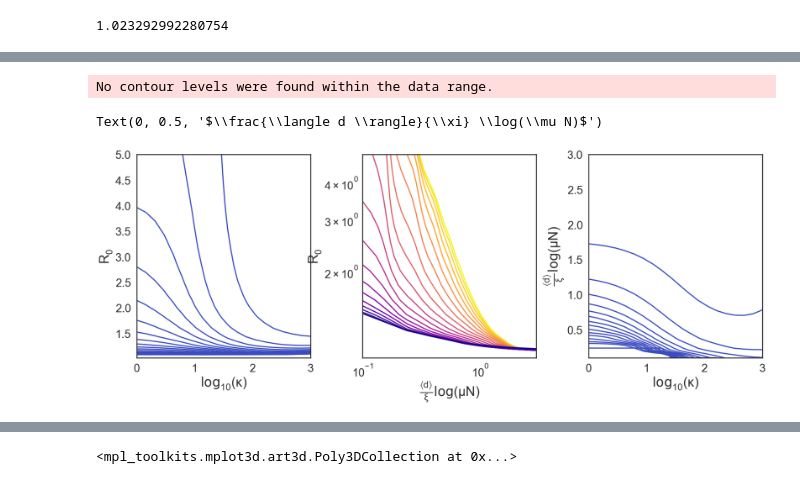
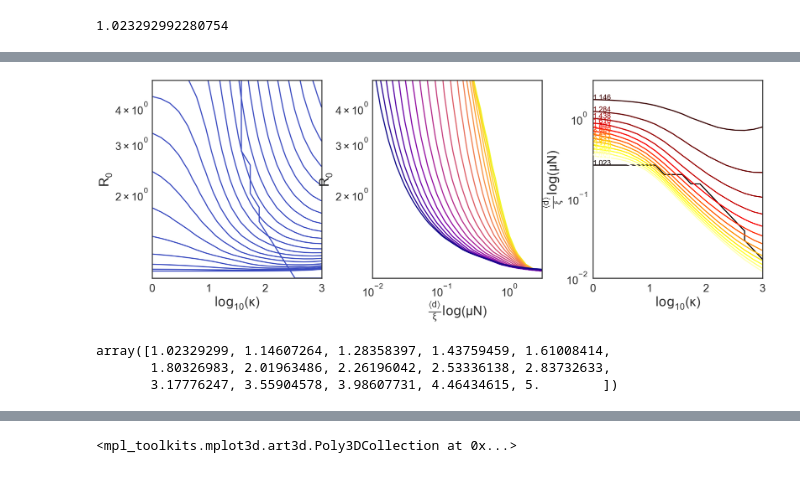
Before and after one commit to DenT94/onset_antigenic_evolution, a Jupyter notebook: Figure2/fig2.ipynb, the cells around one changed output, grey strips where cells are left out. Cells and saved outputs as stored; diff of their text form; code cells hidden in the pictures.

```diff
--- a/Figure2/phase_diagram_new_model.ipynb
+++ b/Figure2/fig2.ipynb
@@ -22,13 +22,13 @@ import scipy.special as sps
 from numba import jit
 from numba.extending import overload, register_jitable
 import matplotlib
-#matplotlib.use('TkAgg')
 from matplotlib.lines import Line2D
 from tqdm import tqdm
+
 plt.rc('mathtext', default='regular')
 
-sns.set(context='poster')
-sns.set_style("white")
+sns.set(context='paper')
+sns.set_style("ticks2")
 plt.rc('lines', linewidth=3.0)
 plt.rcParams['xtick.labelsize']=30
 plt.rcParams['ytick.labelsize']=30
@@ -510,31 +489,50 @@ colors_kappa = funcs.color_dict(kappa_s_plot, plt.cm.plasma_r)
 # %%
 fig,ax = plt.subplots(1,3, figsize = (30,10))
 
 fig.subplots_adjust(wspace=0.3)
 for ix in range(len(x_values)):
     l  = ax[0].contour( np.log10(kappa_s_plot), R0s, proba_phase_diag[:,ix,:],'black--', levels = [0.5], alpha = 1., )
 # ax[0].contourf( np.log10(kappa_s_plot),R0s, proba_phase_diag[:,0,:] ,levels=30, vmax= 1, vmin = 0)
 ax[0].set_xlabel('$\log_{10}(\kappa)$')
 ax[0].set_ylabel('$R_0$')
+ax[0].set_yscale('log')
 
 for ik, kappa in enumerate(kappa_s_plot):
     l  = ax[1].contour( x_values, R0s, proba_phase_diag[:,:,ik], levels = [0.5], alpha = 1., colors = mcolors.to_hex(colors_kappa[kappa]))
 # ax[1].contourf( x_values,R0s, proba_phase_diag[:,:,0] ,levels=30, vmax= 1, vmin = 0)
 ax[1].set_ylabel('$R_0$')
 ax[1].set_yscale('log')
 ax[1].set_xscale('log')
 ax[1].set_xlabel(r'$\frac{\langle d \rangle}{\xi} \log(\mu N)$')
 
+colors_R0 = funcs.color_dict(R0s, plt.cm.hot)
+
+for ir ,R0 in enumerate(R0s[:]):
+
+    l  = ax[-1].contour( np.log10(kappa_s_plot), x_values, proba_phase_diag[ir,:,:], levels = [0.5], alpha = 1., colors= mcolors.to_hex(colors_R0[R0]))
+    lx,ly = l.allsegs[0][0].T
+
+    ax[-1].annotate(f'{R0:.3f}', (lx[0],ly[0]), color = mcolors.to_hex(colors_R0[R0]), fontsize = 20)
+ax[-1].set_xlabel('$\log_{10}(\kappa)$')
+ax[-1].set_ylabel(r'$\frac{\langle d \rangle}{\xi} \log(\mu N)$')
+ax[-1].set_yscale('log')
+
+handles = [
+    Line2D([0], [0], color=colors_R0[R0], lw=4) for R0 in R0s[::2]
+]
+labels = [f'$R_0={R0:.3f}$' for R0 in R0s[::2]]
 
 
-for ir ,R0 in enumerate(R0s):
-    l  = ax[-1].contour( np.log10(kappa_s_plot), x_values, proba_phase_diag[ir,:,:],'black--', levels = [0.5], alpha = 1., )
-ax[-1].set_xlabel('$\log_{10}(\kappa)$')
-ax[-1].set_ylabel(r'$\frac{\langle d \rangle}{\xi} \log(\mu N)$')
+
+# ax[-1].legend(handles,labels,loc = 'best')
 # %% [output]
-No contour levels were found within the data range.
-Text(0, 0.5, '$\\frac{\\langle d \\rangle}{\\xi} \\log(\\mu N)$')
-[figure, old version]
+[figure, new version]
+# %%
+R0s
+# %% [output]
+array([1.02329299, 1.14607264, 1.28358397, 1.43759459, 1.61008414,
+       1.80326983, 2.01963486, 2.26196042, 2.53336138, 2.83732633,
+       3.17776247, 3.55904578, 3.98607731, 4.46434615, 5.        ])
 # %%
 from matplotlib.collections import LineCollection
 
```
Also changed, not shown: parts of 24 cells of this notebook, 32 other files.
